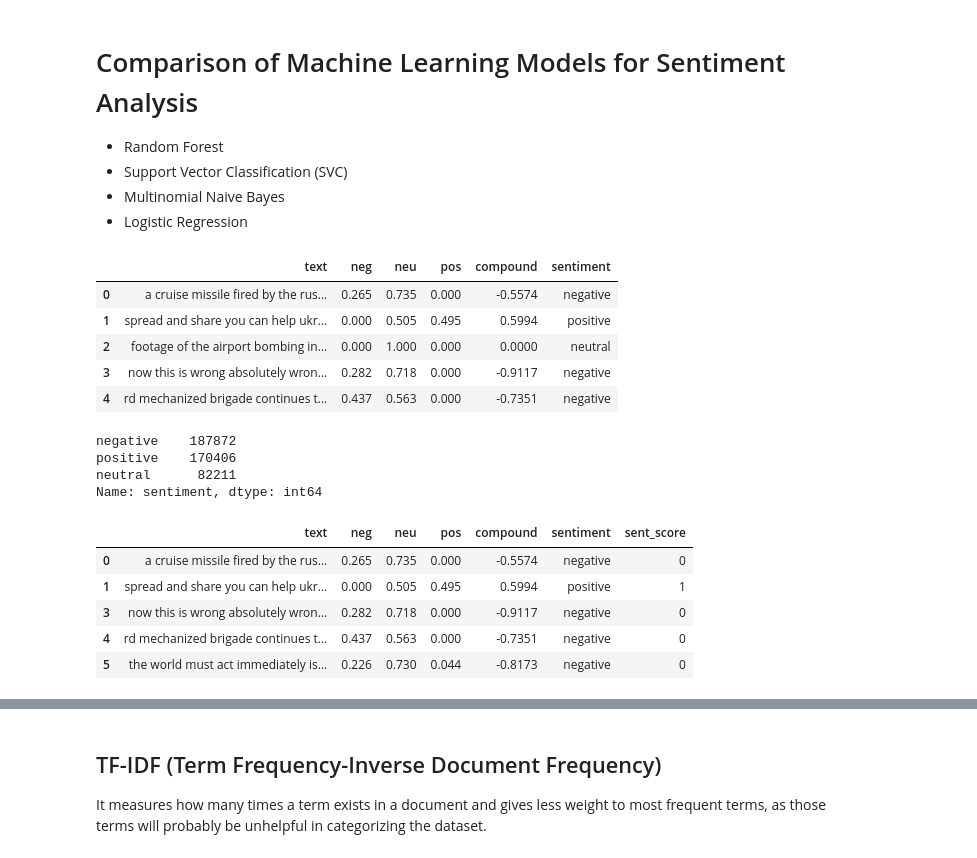
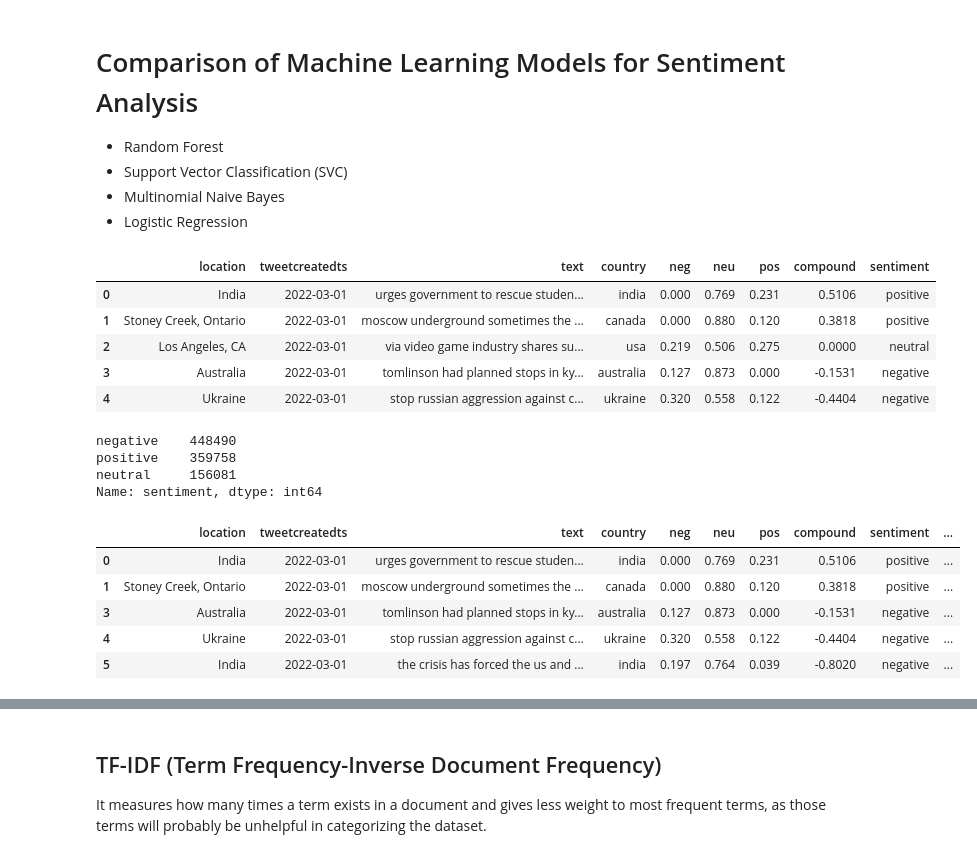
Before and after one commit to aduchini/Final_project, a Jupyter notebook: Machine_Learning.ipynb, the cells around one changed output, grey strips where cells are left out. Saved outputs shown, nothing was run; the diff lists cells and outputs as text; code cells hidden in the pictures.

```diff
--- a/Machine_Learning.ipynb
+++ b/Machine_Learning.ipynb
@@ -26,36 +28,36 @@ from sklearn.naive_bayes import MultinomialNB
 #from xgboost import XGBClassifier # maybe excluse this
 # %%
 # load data
-df = pd.read_csv('resources/data set/tweet_sentiments.csv')
-df.head()
+tweet_sentiments_df = pd.read_csv('resources/dataset/tweet_sentiments_consolidated.csv')
+tweet_sentiments_df.head()
 # %% [output]
-|  | text | neg | neu | pos | compound | sentiment |
-| 0 | a cruise missile fired by the rus... | 0.265 | 0.735 | 0.000 | -0.5574 | negative |
-| 1 | spread and share you can help ukr... | 0.000 | 0.505 | 0.495 | 0.5994 | positive |
-| 2 | footage of the airport bombing in... | 0.000 | 1.000 | 0.000 | 0.0000 | neutral |
-| 3 | now this is wrong absolutely wron... | 0.282 | 0.718 | 0.000 | -0.9117 | negative |
-| 4 | rd mechanized brigade continues t... | 0.437 | 0.563 | 0.000 | -0.7351 | negative |
+|  | location | tweetcreatedts | text | country | neg | neu | pos | compound | sentiment |
+| 0 | India | 2022-03-01 | urges government to rescue studen... | india | 0.000 | 0.769 | 0.231 | 0.5106 | positive |
+| 1 | Stoney Creek, Ontario | 2022-03-01 | moscow underground sometimes the ... | canada | 0.000 | 0.880 | 0.120 | 0.3818 | positive |
+| 2 | Los Angeles, CA | 2022-03-01 | via video game industry shares su... | usa | 0.219 | 0.506 | 0.275 | 0.0000 | neutral |
+| 3 | Australia | 2022-03-01 | tomlinson had planned stops in ky... | australia | 0.127 | 0.873 | 0.000 | -0.1531 | negative |
+| 4 | Ukraine | 2022-03-01 | stop russian aggression against c... | ukraine | 0.320 | 0.558 | 0.122 | -0.4404 | negative |
 # %%
 # check the count of the sent_score where Negative, Positive, Neutral
-df["sentiment"].value_counts()
+tweet_sentiments_df["sentiment"].value_counts()
 # %% [output]
-negative    187872
-positive    170406
-neutral      82211
+negative    448490
+positive    359758
+neutral     156081
 Name: sentiment, dtype: int64
 # %%
 # Dropping all neutral sentiments to generalize the model
-df = df[df["sentiment"]!="neutral"]
+tweet_sentiments_df = tweet_sentiments_df[tweet_sentiments_df["sentiment"]!="neutral"]
 # %%
 # Creating encoded column for sentiments by using .factorize() function in panda encode the object as an
 #enumerated type or categorical variable.
-df["sent_score"]=df["sentiment"].factorize()[0]
-df.head()
+tweet_sentiments_df["sent_score"] = tweet_sentiments_df["sentiment"].factorize()[0]
+tweet_sentiments_df.head()
 # %% [output]
-|  | text | neg | neu | pos | compound | sentiment | sent_score |
-| 0 | a cruise missile fired by the rus... | 0.265 | 0.735 | 0.000 | -0.5574 | negative | 0 |
-| 1 | spread and share you can help ukr... | 0.000 | 0.505 | 0.495 | 0.5994 | positive | 1 |
-| 3 | now this is wrong absolutely wron... | 0.282 | 0.718 | 0.000 | -0.9117 | negative | 0 |
-| 4 | rd mechanized brigade continues t... | 0.437 | 0.563 | 0.000 | -0.7351 | negative | 0 |
-| 5 | the world must act immediately is... | 0.226 | 0.730 | 0.044 | -0.8173 | negative | 0 |
+|  | location | tweetcreatedts | text | country | neg | neu | pos | compound | sentiment | ... |
+| 0 | India | 2022-03-01 | urges government to rescue studen... | india | 0.000 | 0.769 | 0.231 | 0.5106 | positive | ... |
+| 1 | Stoney Creek, Ontario | 2022-03-01 | moscow underground sometimes the ... | canada | 0.000 | 0.880 | 0.120 | 0.3818 | positive | ... |
+| 3 | Australia | 2022-03-01 | tomlinson had planned stops in ky... | australia | 0.127 | 0.873 | 0.000 | -0.1531 | negative | ... |
+| 4 | Ukraine | 2022-03-01 | stop russian aggression against c... | ukraine | 0.320 | 0.558 | 0.122 | -0.4404 | negative | ... |
+| 5 | India | 2022-03-01 | the crisis has forced the us and ... | india | 0.197 | 0.764 | 0.039 | -0.8020 | negative | ... |
 # %%
```
Also changed, not shown: parts of 31 cells of this notebook.
